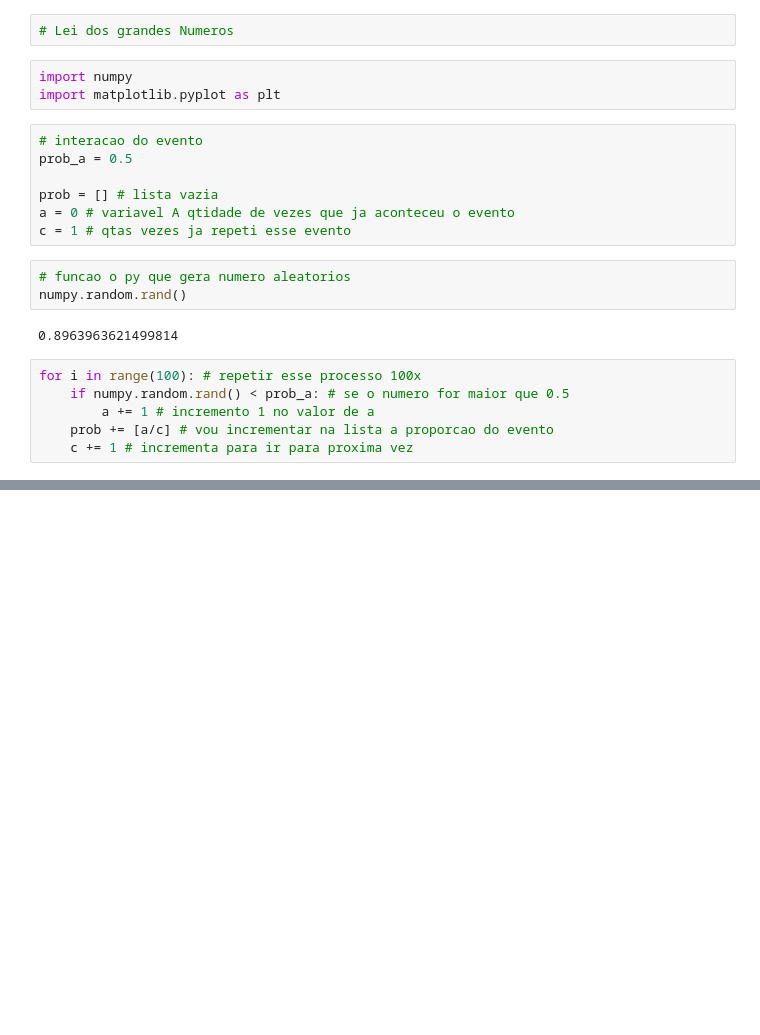
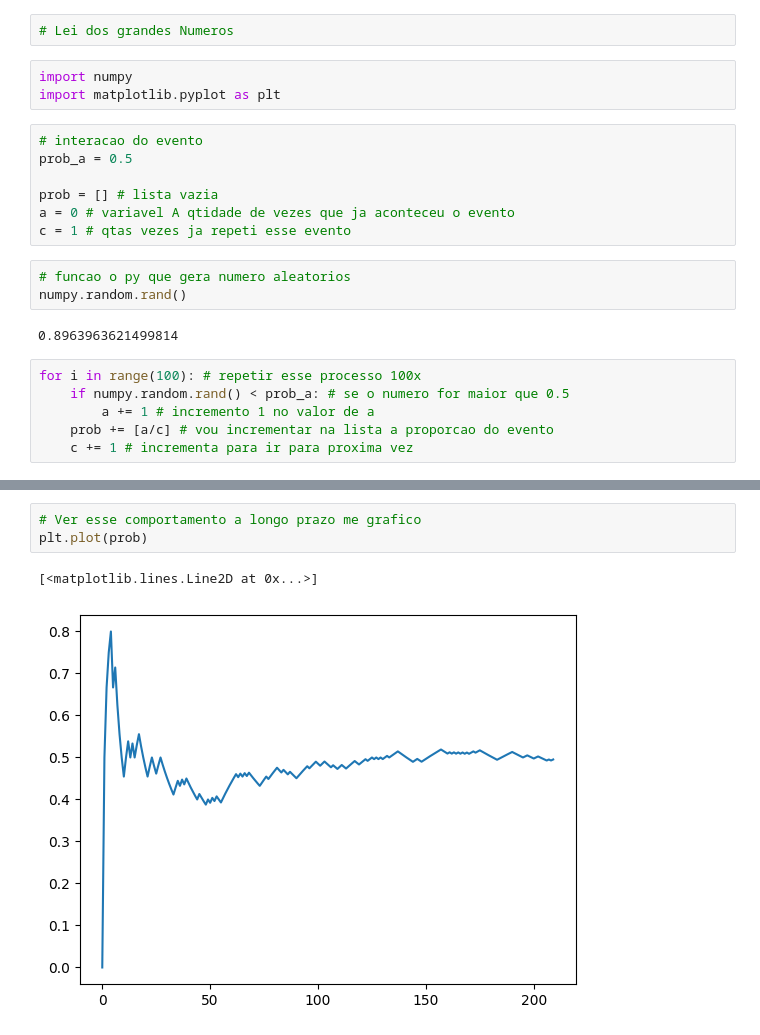
Before and after one commit to ludiemert/Mathematics_Data_Analysis, a Jupyter notebook: 6_Mathematics_Data_Analysis/Math_data_analysis.ipynb, the cells around one changed output, grey strips where cells are left out. Saved outputs shown, nothing was run; the diff lists cells and outputs as text; blank space fills up the shorter version.

Commit message:
add new grafic prob lei grandes numeros

```diff
--- a/6_Mathematics_Data_Analysis/Math_data_analysis.ipynb
+++ b/6_Mathematics_Data_Analysis/Math_data_analysis.ipynb
@@ -103,0 +104,6 @@ prob
+# %%
+# Ver esse comportamento a longo prazo me grafico
+plt.plot(prob)
+# %% [output]
+[<matplotlib.lines.Line2D at 0x...>]
+[figure, added]
```
Also changed, not shown: parts of 1 cell of this notebook, 2 other files.
